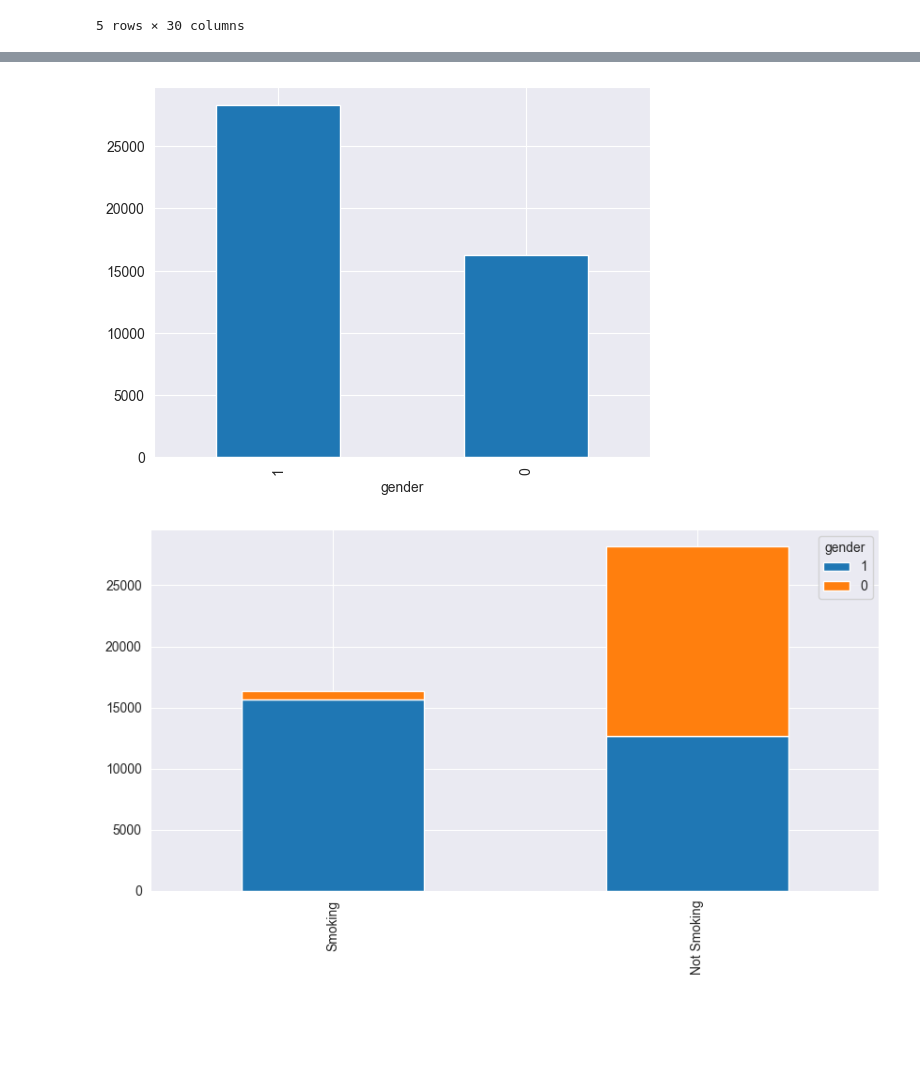
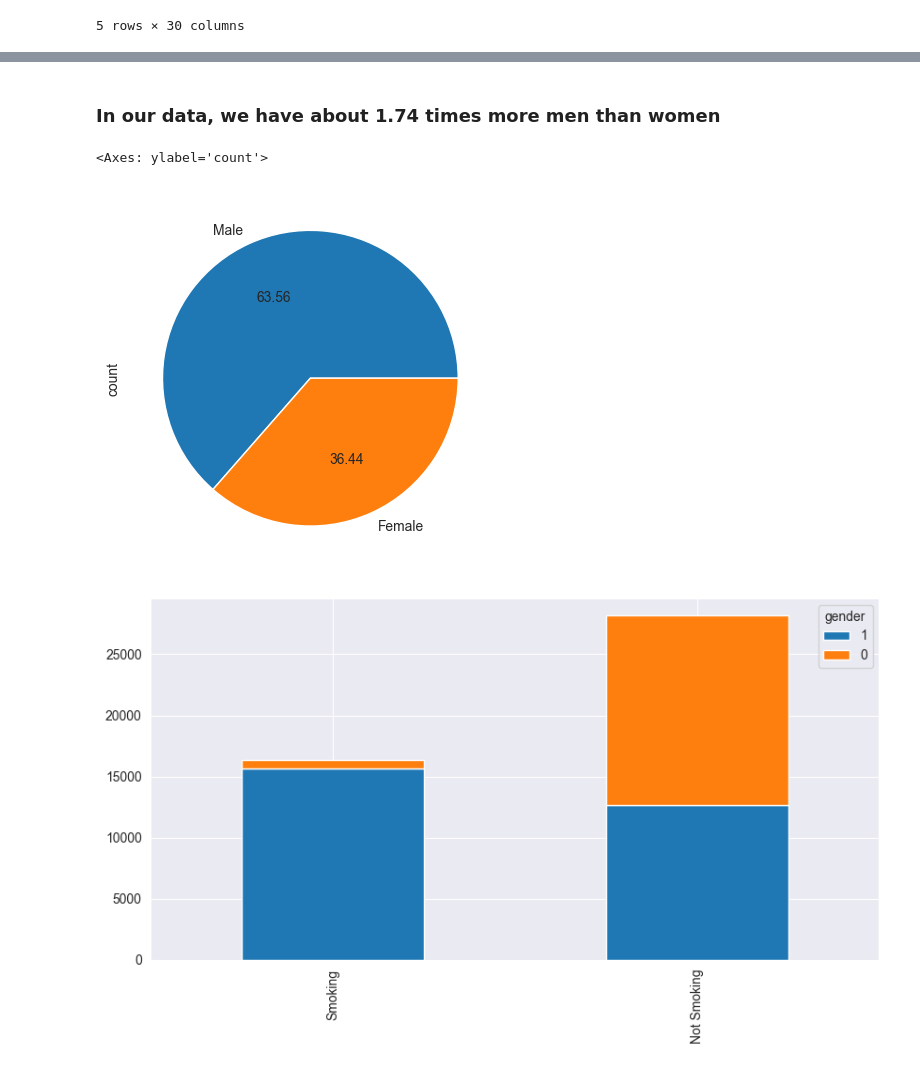
Before and after one commit to balooooooooo/machine_learning_1_coursework, a Jupyter notebook: data_exploration.ipynb, the cells around one changed output, grey strips where cells are left out. Drawn from its saved outputs; the diff is of its cells as text; code cells hidden in the pictures; blank space fills up the shorter version.

```diff
--- a/data_exploration.ipynb
+++ b/data_exploration.ipynb
@@ -45,10 +45,13 @@ def bar_chart(train_data, feature):
     df = pd.DataFrame([smoking, not_smoking])
     df.index = ['Smoking', 'Not Smoking']
     df.plot(kind='bar', stacked=True, figsize=(10, 5))
-# %%
-bar = train["gender"].value_counts().plot(kind="bar")
-# %% [output]
-[figure, removed]
+# %% [markdown]
+### In our data, we have about 1.74 times more men than women
+# %%
+train["gender"].value_counts().plot(kind="pie", labels=["Male", "Female"], autopct='%.2f')
+# %% [output]
+<Axes: ylabel='count'>
+[figure, added]
 # %%
 bar_chart(train, "gender")
 # %% [output]
```
Also changed, not shown: parts of 2 cells of this notebook, 2 other files.
